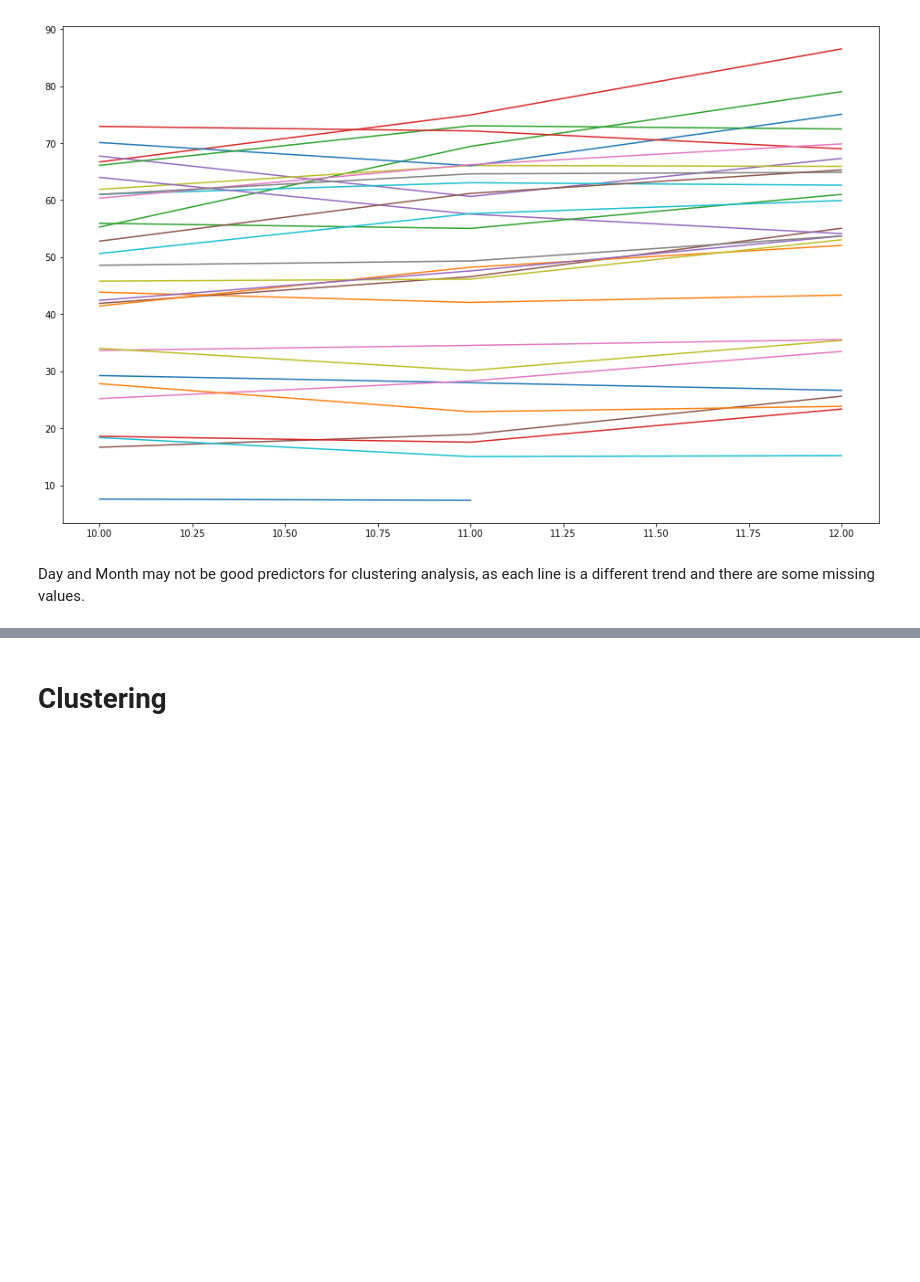
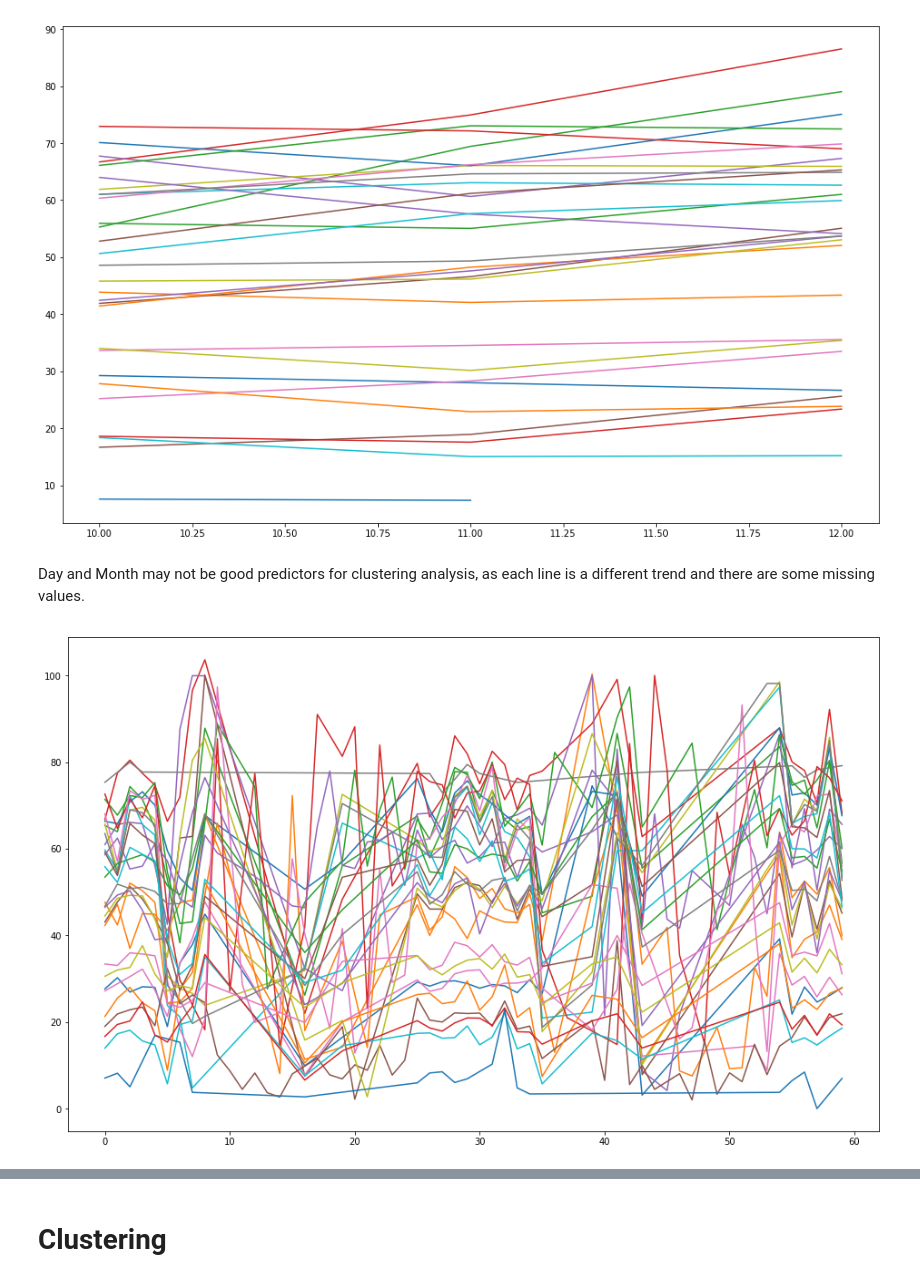
Before and after one commit to hd2zm/Data-Science-Projects, a Jupyter notebook: Parking-Birmingham/Parking_Birmingham.ipynb, the cells around one changed output, grey strips where cells are left out. Drawn from its saved outputs; the diff is of its cells as text; code cells hidden in the pictures; blank space fills up the shorter version.

```diff
--- a/Parking-Birmingham/Parking_Birmingham.ipynb
+++ b/Parking-Birmingham/Parking_Birmingham.ipynb
@@ -407,3 +394,10 @@ for system_code in df['SystemCodeNumber'].unique():
 [figure]
 # %% [markdown]
 Day and Month may not be good predictors for clustering analysis, as each line is a different trend and there are some missing values.
+# %%
+plt.figure(figsize=(16,10))
+for system_code in df['SystemCodeNumber'].unique():
+    df_dow = get_system_code_df(df[df['SystemCodeNumber'] == system_code], 'Minutes')
+    plt.plot(df_dow['Minutes'], df_dow['OccupancyRate'], label=system_code)
+# %% [output]
+[figure, added]
```
Also changed, not shown: parts of 19 cells of this notebook.
